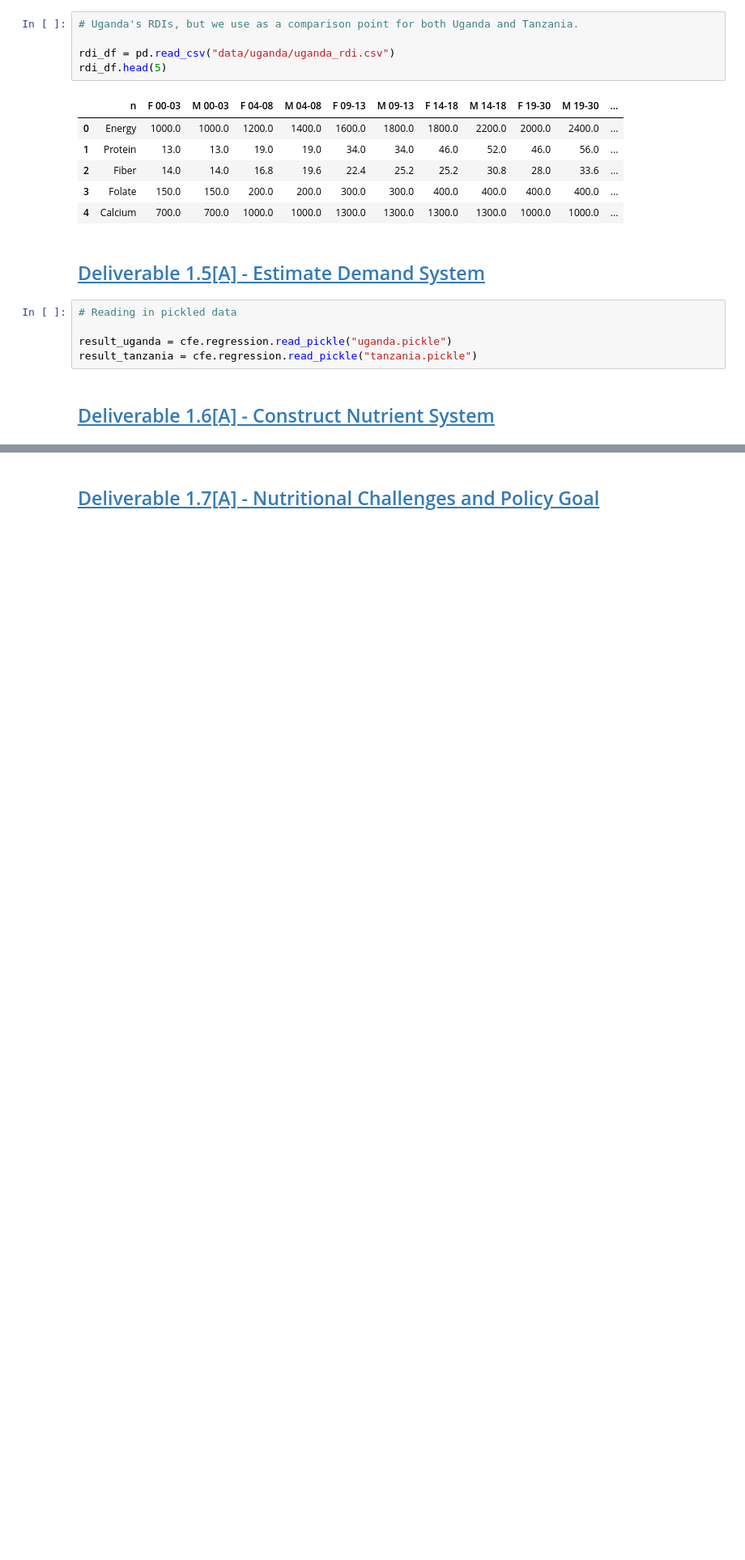
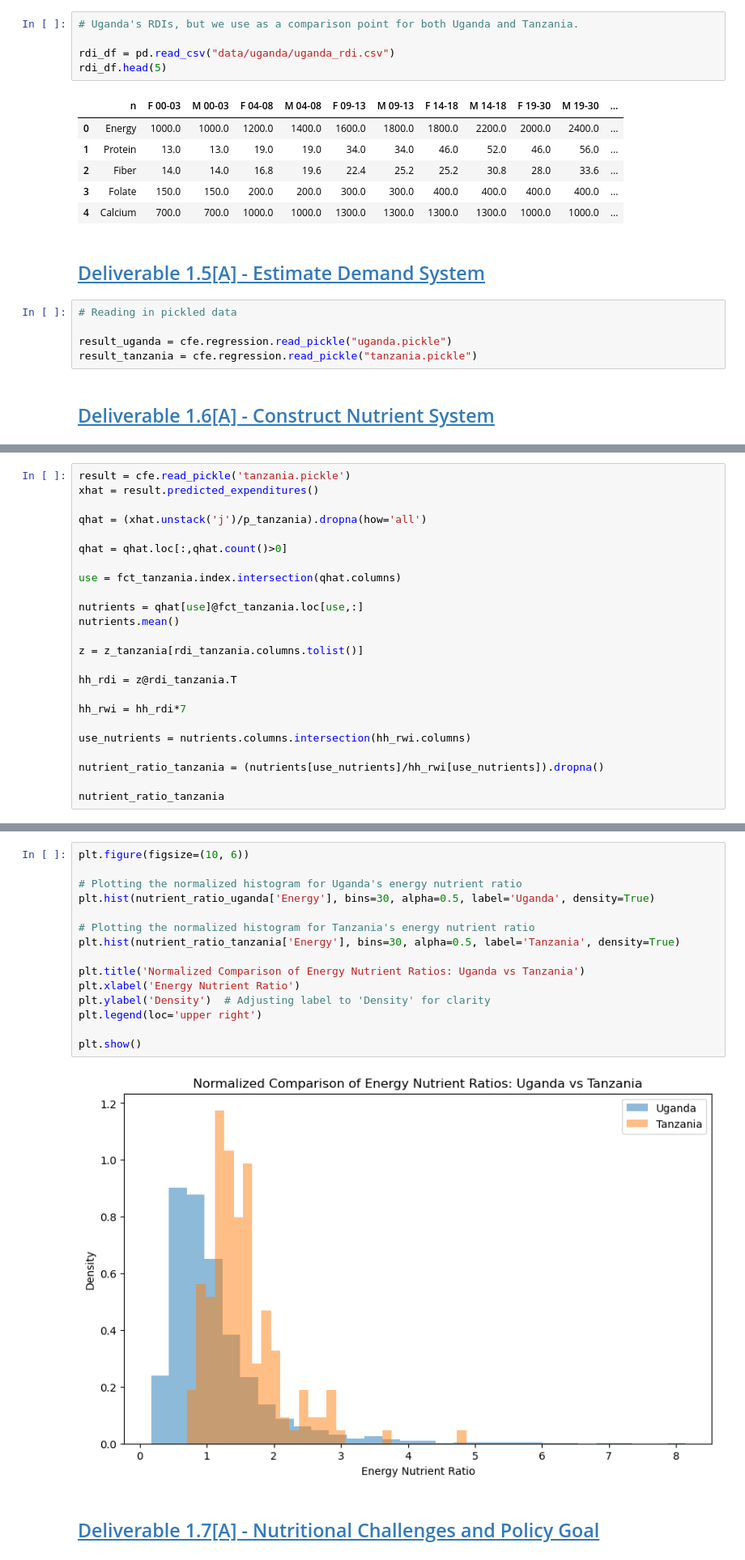
Before and after one commit to vishalival/eep153-norman-borlaug, a Jupyter notebook: final_code.ipynb, the cells around one changed output, grey strips where cells are left out. Shown: that part at 81% size. Drawn from its saved outputs; the diff is of its cells as text; blank space fills up the shorter version.

```diff
--- a/final_code.ipynb
+++ b/final_code.ipynb
@@ -185,0 +409,24 @@ result_tanzania = cfe.regression.read_pickle("tanzania.pickle")
+# %%
+result = cfe.read_pickle('tanzania.pickle')
+xhat = result.predicted_expenditures()
+
+qhat = (xhat.unstack('j')/p_tanzania).dropna(how='all')
+
+qhat = qhat.loc[:,qhat.count()>0]
+
+use = fct_tanzania.index.intersection(qhat.columns)
+
+nutrients = qhat[use]@fct_tanzania.loc[use,:]
+nutrients.mean()
+
+z = z_tanzania[rdi_tanzania.columns.tolist()]
+
+hh_rdi = z@rdi_tanzania.T
+
+hh_rwi = hh_rdi*7
+
+use_nutrients = nutrients.columns.intersection(hh_rwi.columns)
+
+nutrient_ratio_tanzania = (nutrients[use_nutrients]/hh_rwi[use_nutrients]).dropna()
+
+nutrient_ratio_tanzania
@@ -186,2 +448,19 @@ result_tanzania = cfe.regression.read_pickle("tanzania.pickle")
+# %%
+plt.figure(figsize=(10, 6))
+
+# Plotting the normalized histogram for Uganda's energy nutrient ratio
+plt.hist(nutrient_ratio_uganda['Energy'], bins=30, alpha=0.5, label='Uganda', density=True)
+
+# Plotting the normalized histogram for Tanzania's energy nutrient ratio
+plt.hist(nutrient_ratio_tanzania['Energy'], bins=30, alpha=0.5, label='Tanzania', density=True)
+
+plt.title('Normalized Comparison of Energy Nutrient Ratios: Uganda vs Tanzania')
+plt.xlabel('Energy Nutrient Ratio')
+plt.ylabel('Density')  # Adjusting label to 'Density' for clarity
+plt.legend(loc='upper right')
+
+plt.show()
+# %% [output]
+[figure, added]
 # %% [markdown]
 ## [Deliverable 1.7[A] - Nutritional Challenges and Policy Goal](#nutritional-challenges-and-policy-goal)
```
Also changed, not shown: parts of 8 cells of this notebook, 1 other file.
